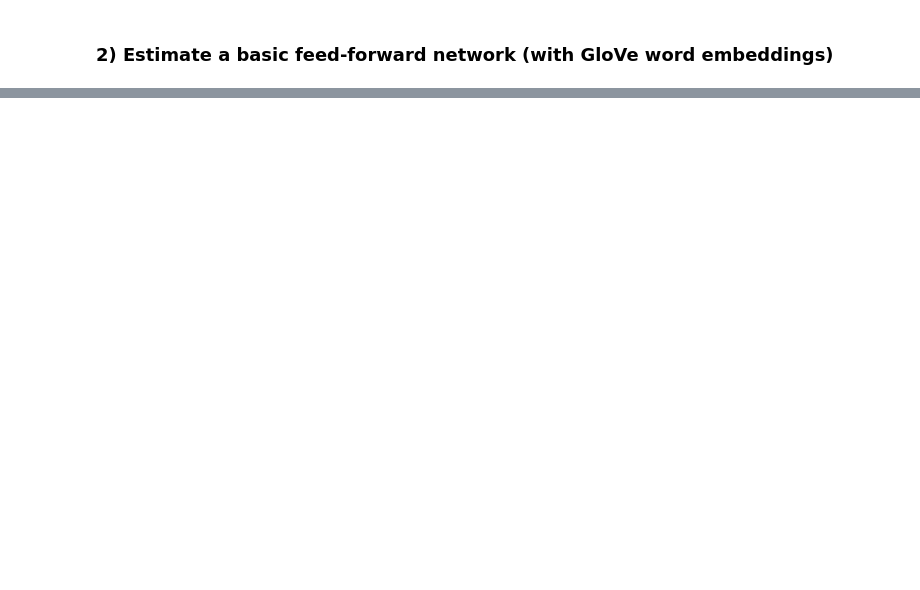
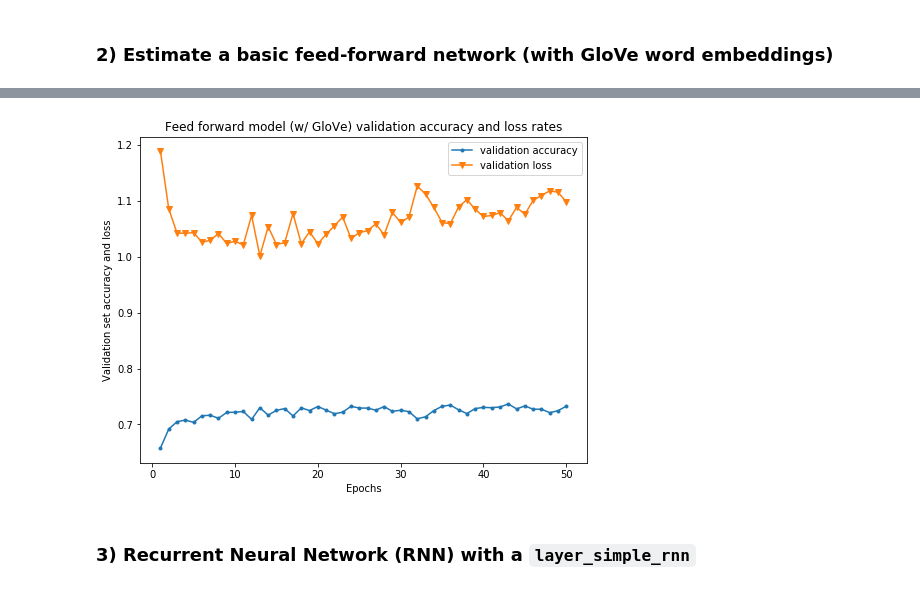
Before and after one commit to css-research/hw02, a Jupyter notebook: Tan_Sanittawan_working_hw02.ipynb, the cells around one changed output, grey strips where cells are left out. Cells and saved outputs as stored; diff of their text form; code cells hidden in the pictures; blank space fills up the shorter version.

```diff
--- a/Tan_Sanittawan_working_hw02.ipynb
+++ b/Tan_Sanittawan_working_hw02.ipynb
@@ -149,2 +162,14 @@ Epoch 10/10
 # %% [markdown]
 ### 2) Estimate a basic feed-forward network (with GloVe word embeddings)
+# %%
+ff_w_glove = Sequential()
+ff_w_glove.add(Embedding(10000, embedding_dim, input_length=max_len))
+ff_w_glove.add(Flatten())
+ff_w_glove.add(Dense(24, activation='softmax'))
+ff_w_glove.summary()
+ff_w_glove.layers[0].set_weights([embedding_matrix])
+ff_w_glove.layers[0].trainable = False
+
+ff_w_glove.compile(optimizer='rmsprop',
+                   loss='categorical_crossentropy',
+                   metrics=['acc'])
@@ -150,0 +190,8 @@ Epoch 10/10
+# %%
+ff_w_glove.layers[0].set_weights([embedding_matrix])
+ff_w_glove.layers[0].trainable = False
+# %%
+ff_w_glove_history = ff_w_glove.fit(train_text, train_label,
+                                    epochs=50,
+                                    batch_size=512,
+                                    validation_data=(val_text, val_label))
@@ -150,0 +216,18 @@ Epoch 10/10
+# %%
+ff_w_glove_history_dict = ff_w_glove_history.history
+ff_w_glove_val_acc = ff_w_glove_history_dict['val_acc']
+ff_w_golve_val_loss = ff_w_glove_history_dict['val_loss']
+# %%
+epochs = np.arange(1, 51)
+plt.figure(figsize=(8, 6))
+plt.plot(epochs, ff_w_glove_val_acc, label='validation accuracy', marker='.')
+plt.plot(epochs, ff_w_golve_val_loss, label='validation loss', marker='v')
+plt.ylabel('Validation set accuracy and loss')
+plt.xlabel('Epochs')
+plt.title('Feed forward model (w/ GloVe) validation accuracy and loss rates')
+plt.legend(loc='best')
+plt.show()
+# %% [output]
+[figure, added]
+# %% [markdown]
+### 3) Recurrent Neural Network (RNN) with a `layer_simple_rnn`
```
Also changed, not shown: parts of 49 cells of this notebook.
